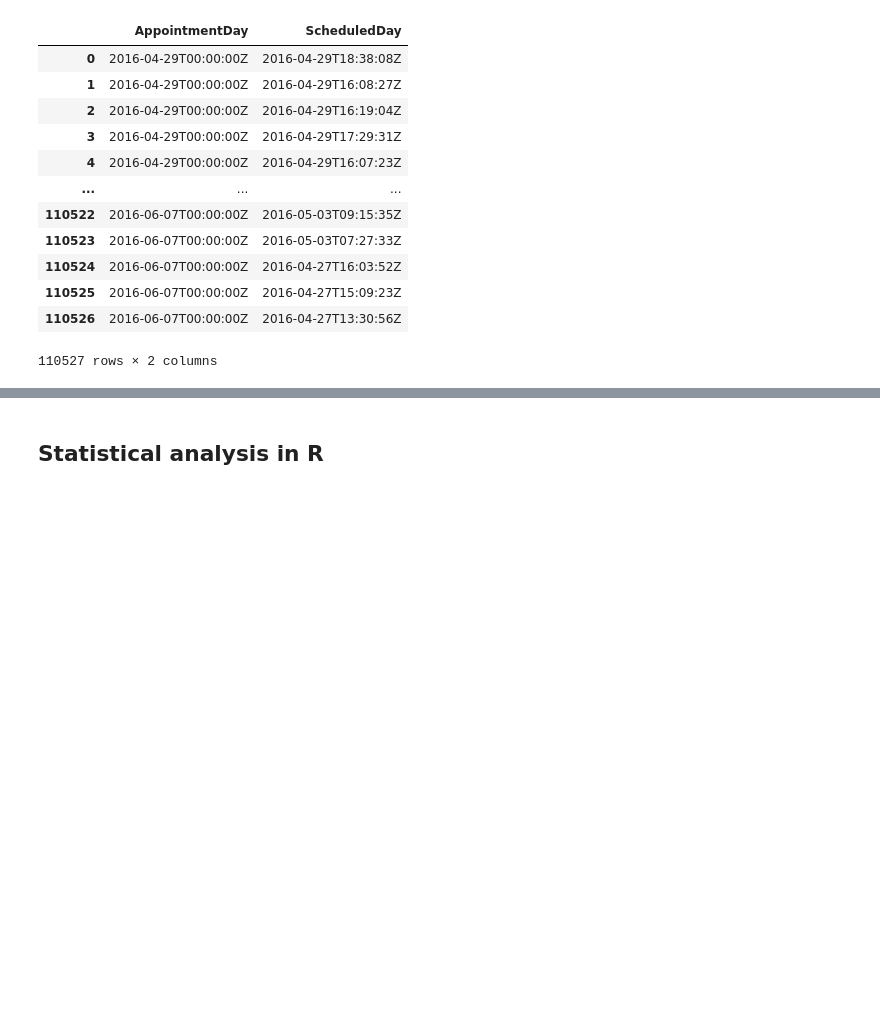
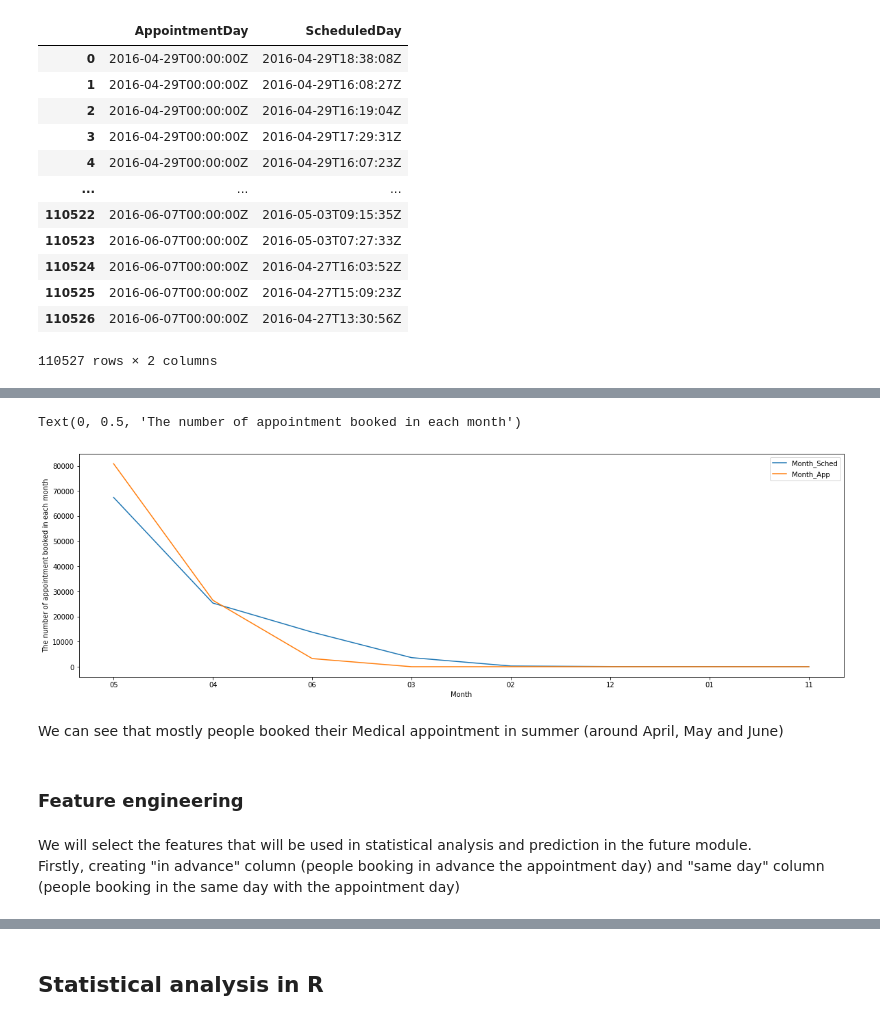
Before and after one commit to vy-phung/Data-analysis, a Jupyter notebook: No_Show_Medical_Appointment.ipynb, the cells around one changed output, grey strips where cells are left out. Drawn from its saved outputs; the diff is of its cells as text; code cells hidden in the pictures; blank space fills up the shorter version.

```diff
--- a/No_Show_Medical_Appointment.ipynb
+++ b/No_Show_Medical_Appointment.ipynb
@@ -142,6 +157,6 @@ Name: SMS_received, dtype: int64
 # %%
-x = noshow[['AppointmentDay','ScheduledDay']]
-x
+day = noshow[['AppointmentDay','ScheduledDay']]
+day
 # %% [output]
 |  | AppointmentDay | ScheduledDay |
 | 0 | 2016-04-29T00:00:00Z | 2016-04-29T18:38:08Z |
@@ -161,26 +176,16 @@ month = []
 year = []
 month1 = []
 year1 = []
-# ScheduledDay
-for i in x['ScheduledDay']:
-  schedule = i.split('-')
-  while schedule[0] <= '2016':
-    year.append(schedule[0])
-    break
-  while schedule[1] <= '12':
-    month.append(schedule[1])
-    break
+for s,a in zip(day['ScheduledDay'].values,day['AppointmentDay'].values):
+  schedule = s.split('-')
+  appoint = a.split('-')
+  year.append(schedule[0])
+  month.append(schedule[1])
+  month1.append(appoint[1])
+  year1.append(appoint[0])
 Scheduled1 = pd.Series(month, name='Month_Sched')
 Scheduled2 = pd.Series(year, name='Year_Sched')
-# AppointmentDay
-for i in x['AppointmentDay']:
-  schedule = i.split('-')
-  while schedule[0] <= '2016':
-    year1.append(schedule[0])
-    break
-  while schedule[1] <= '12':
-    month1.append(schedule[1])
-    break
 Scheduled3 = pd.Series(month1, name='Month_App')
 Scheduled4 = pd.Series(year1, name='Year_App')
-x = pd.concat([x, Scheduled1, Scheduled2, Scheduled3, Scheduled4], axis=1)
+day = pd.concat([day, Scheduled1, Scheduled2, Scheduled3, Scheduled4], axis=1)
+day
@@ -264,0 +215,7 @@ Name: Month_App, dtype: int64
+# %%
+month = day['Month_Sched'].value_counts().reset_index()
+month['Month_App'] = day['Month_App'].value_counts().reset_index()[['Month_App']]
+month['Month_App'].replace(to_replace= np.nan, value=0, inplace=True)
+month = month.set_index("index")
+month.index.names = [None]
+month
@@ -265,2 +232,16 @@ Name: Month_App, dtype: int64
+# %%
+month.plot(kind='line', figsize = (20,6))
+plt.xlabel('Month')
+plt.ylabel('The number of appointment booked in each month')
+# %% [output]
+Text(0, 0.5, 'The number of appointment booked in each month')
+[figure, added]
+# %% [markdown]
+We can see that mostly people booked their Medical appointment in summer (around April, May and June)
+# %% [markdown]
+### **Feature engineering**
+# %% [markdown]
+We will select the features that will be used in statistical analysis and prediction in the future module. <br>
+Firstly, creating "in advance" column (people booking in advance the appointment day) and "same day" column (people booking in the same day with the appointment day)
 # %%
 booking = []
```
Also changed, not shown: parts of 60 cells of this notebook.
